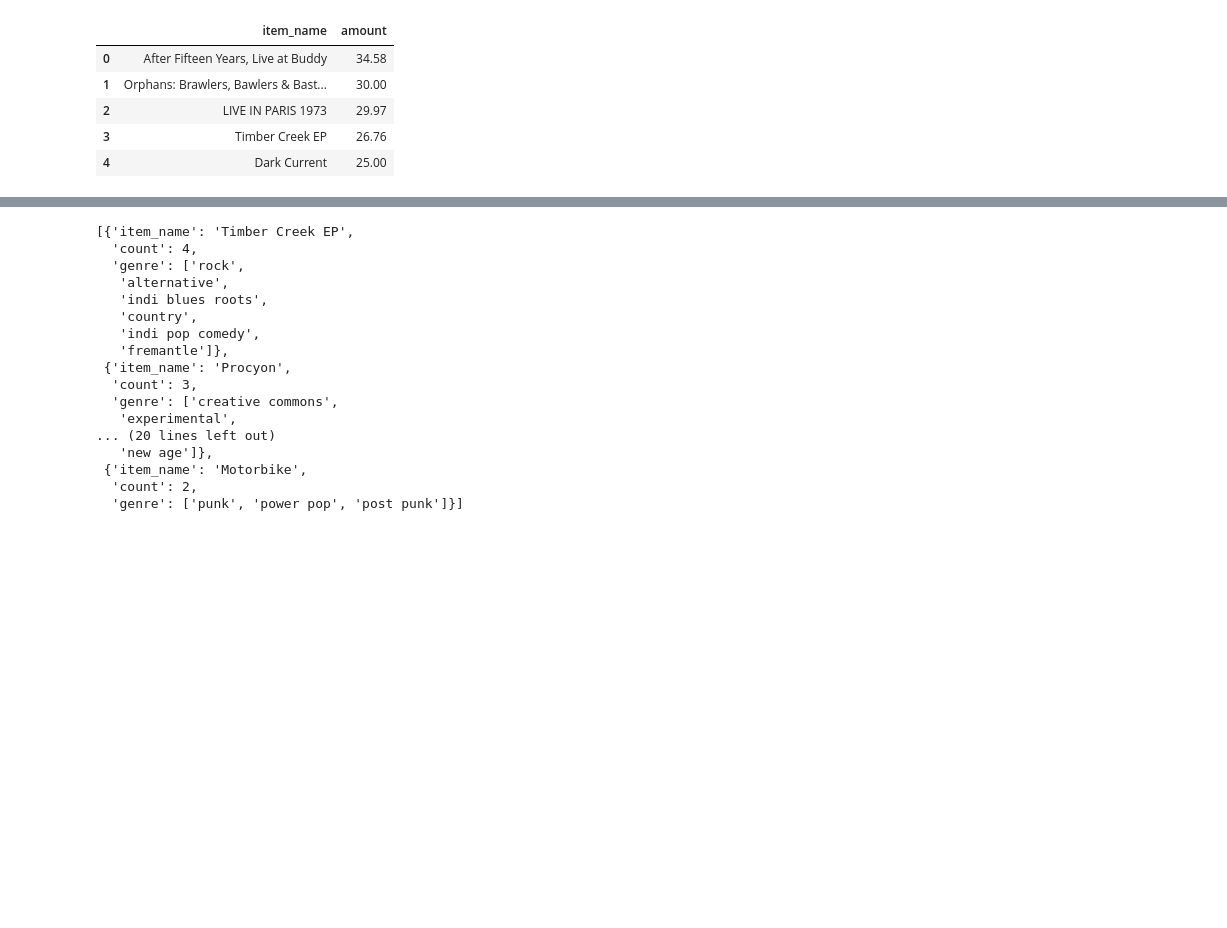
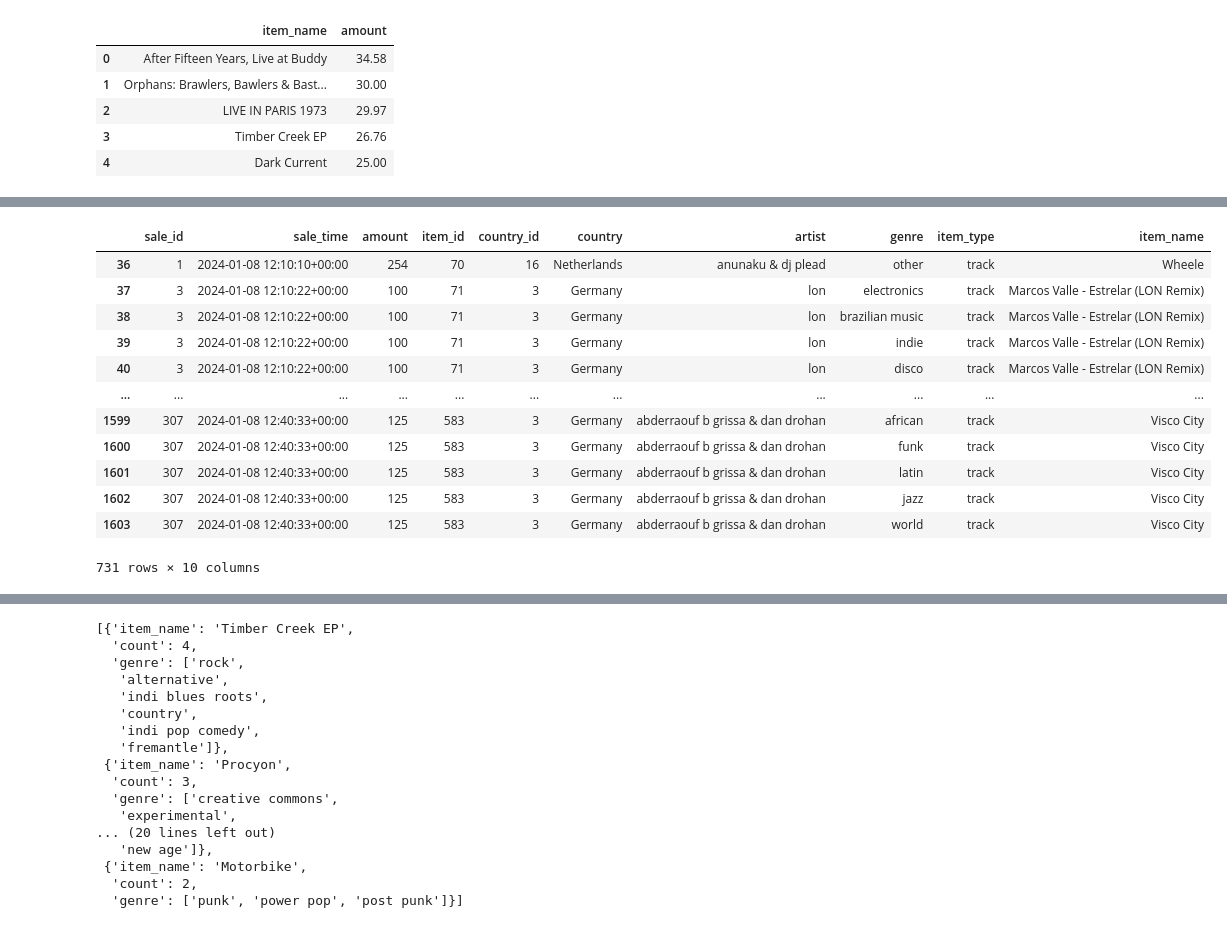
Before and after one commit to IB64/Bandcamp-Tracker, a Jupyter notebook: report/notebook.ipynb, the cells around one changed output, grey strips where cells are left out. Cells and saved outputs as stored; diff of their text form; code cells hidden in the pictures; blank space fills up the shorter version.

Commit message:
pdf finally done

```diff
--- a/report/notebook.ipynb
+++ b/report/notebook.ipynb
@@ -116,0 +144,35 @@ album_sales
+# %%
+unique_sales = data.drop_duplicates(subset='sale_id', keep='first')
+
+track_sales = unique_sales.drop(
+    unique_sales[unique_sales['item_type'] == 'album'].index)
+popular_tracks = track_sales['item_name'].value_counts().sort_values(ascending=False).head(
+    5).reset_index()
+selected = popular_tracks['item_name'].to_list()
+
+track_sales = data[data['item_type'] == 'track']
+
+filtered_track_sales = track_sales[track_sales['item_name'].isin(selected)]
+
+track_genre = filtered_track_sales.groupby(['item_name'])[
+    'genre'].agg(list).reset_index()
+
+track_genre['genre'] = track_genre['genre'].apply(
+    lambda x: list(set(x)))
+
+final = pd.merge(popular_tracks, track_genre).to_dict('records')
+track_sales
+# %% [output]
+|  | sale_id | sale_time | amount | item_id | country_id | country | artist | genre | item_type | item_name |
+| 36 | 1 | 2024-01-08 12:10:10+00:00 | 254 | 70 | 16 | Netherlands | anunaku & dj plead | other | track | Wheele |
+| 37 | 3 | 2024-01-08 12:10:22+00:00 | 100 | 71 | 3 | Germany | lon | electronics | track | Marcos Valle - Estrelar (LON Remix) |
+| 38 | 3 | 2024-01-08 12:10:22+00:00 | 100 | 71 | 3 | Germany | lon | brazilian music | track | Marcos Valle - Estrelar (LON Remix) |
+| 39 | 3 | 2024-01-08 12:10:22+00:00 | 100 | 71 | 3 | Germany | lon | indie | track | Marcos Valle - Estrelar (LON Remix) |
+| 40 | 3 | 2024-01-08 12:10:22+00:00 | 100 | 71 | 3 | Germany | lon | disco | track | Marcos Valle - Estrelar (LON Remix) |
+| ... | ... | ... | ... | ... | ... | ... | ... | ... | ... | ... |
+| 1599 | 307 | 2024-01-08 12:40:33+00:00 | 125 | 583 | 3 | Germany | abderraouf b grissa & dan drohan | african | track | Visco City |
+| 1600 | 307 | 2024-01-08 12:40:33+00:00 | 125 | 583 | 3 | Germany | abderraouf b grissa & dan drohan | funk | track | Visco City |
+| 1601 | 307 | 2024-01-08 12:40:33+00:00 | 125 | 583 | 3 | Germany | abderraouf b grissa & dan drohan | latin | track | Visco City |
+| 1602 | 307 | 2024-01-08 12:40:33+00:00 | 125 | 583 | 3 | Germany | abderraouf b grissa & dan drohan | jazz | track | Visco City |
+| 1603 | 307 | 2024-01-08 12:40:33+00:00 | 125 | 583 | 3 | Germany | abderraouf b grissa & dan drohan | world | track | Visco City |
+731 rows × 10 columns
```
Also changed, not shown: parts of 2 cells of this notebook, 2 other files.
